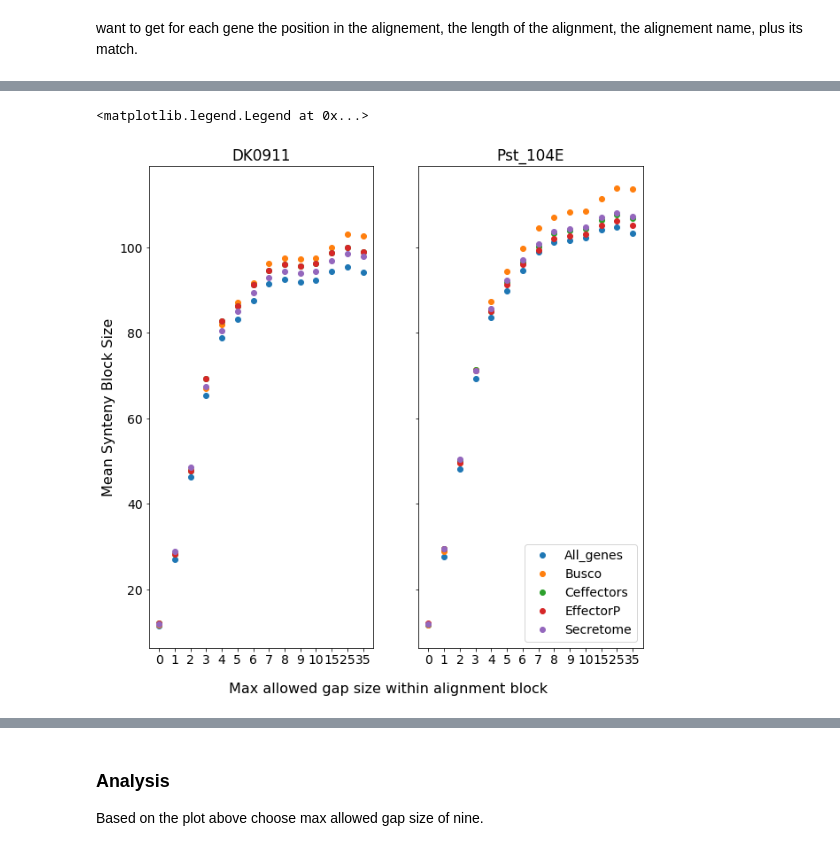
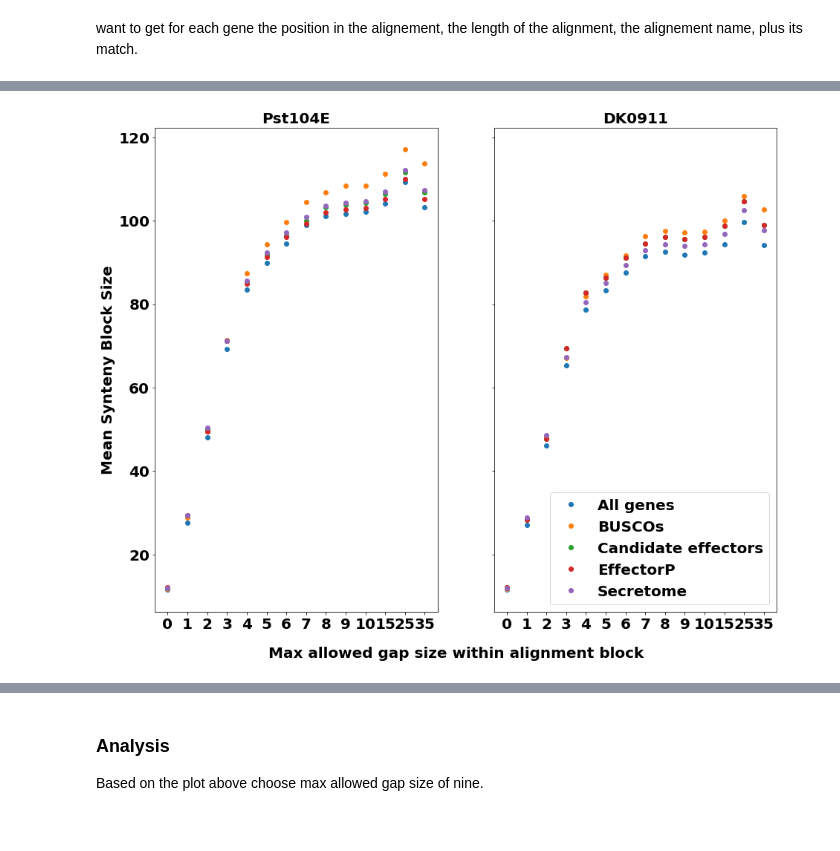
Before and after one commit to Team-Schwessinger/DK_0911-1, a Jupyter notebook: scripts/DK0911v04_Pst104E_presence_absence_orthology.ipynb, the cells around one changed output, grey strips where cells are left out. Cells and saved outputs as stored; diff of their text form; code cells hidden in the pictures.

Commit message:
fixed up the figures for the paper. Fig.5 A and B.

```diff
--- a/scripts/DK0911v04_Pst104E_presence_absence_orthology.ipynb
+++ b/scripts/DK0911v04_Pst104E_presence_absence_orthology.ipynb
@@ -606,3 +602,16 @@ matplotlib.rc('font', **font)
+# %%
+font = {'family' : 'DejaVu Sans',
+        'weight' : 'bold',
+        'size'   : 20}
+label_config_x = {'fontsize'            : 'large',
+      'verticalalignment'   : 'top',
+      'horizontalalignment' : 'center'
+      }
+label_config_y = {'fontsize'            : 'large',
+      'verticalalignment'   : 'bottom',
+      'horizontalalignment' : 'center'
+      }
+matplotlib.rc('font', **font)
 # %%
 Max_collinear_mean = {}
 for genome in ['Pst_104E' , 'DK0911']:
@@ -614,22 +623,33 @@ for genome in ['Pst_104E' , 'DK0911']:
             Max_collinear_mean[genome][m] = get_genetype_means(tmp_df, genome, gene_keys)
     Max_collinear_mean[genome] = max_colinear_df(Max_collinear_mean[genome], gene_keys)
 # %%
-f, ax = plt.subplots(1,2, figsize=[10,10], sharey=True)
+f, ax = plt.subplots(1,2, figsize=[15,12], sharey=True)
 
 y= Max_collinear_mean['DK0911'].T.index
 
+
+label_list = ["All genes", 'BUSCOs', 'Candidate effectors', 'EffectorP', 'Secretome']
+
+
 for gene_type in gene_keys:
-    ax[0].plot(y, Max_collinear_mean['DK0911'].T[gene_type], 'o')
-    ax[0].title.set_text('DK0911')
-    ax[1].title.set_text("Pst_104E" )
-    ax[1].plot(y, Max_collinear_mean['Pst_104E'].T[gene_type], 'o')
+    ax[1].plot(y, Max_collinear_mean['DK0911'].T[gene_type], 'o')
+    ax[1].title.set_text('DK0911')
+    ax[1].title.set_size(font['size'])
+    ax[1].title.set_weight(font['weight'])
+    ax[1].title.set_family(font['family'])
+    ax[0].title.set_text("Pst104E")
+    ax[0].title.set_family(font['family'])
+    ax[0].title.set_size(font['size'])
+    ax[0].title.set_weight(font['weight'])
+    ax[0].plot(y, Max_collinear_mean['Pst_104E'].T[gene_type], 'o')
 
-f.text(0.5, 0.06, 'Max allowed gap size within alignment block', fontsize=16, ha='center', va='center')
-ax[0].set_ylabel('Mean Synteny Block Size',fontsize=16)
-plt.legend()
+f.text(0.5, 0.06, 'Max allowed gap size within alignment block', **font, ha='center', va='center')
+ax[0].set_ylabel('Mean Synteny Block Size',**font)
+L = plt.legend()
+for label, pos in zip(label_list, range(0,len(label_list))):
+    L.get_texts()[pos].set_text(label)
 # %% [output]
-<matplotlib.legend.Legend at 0x...>
-[figure, old version]
+[figure, new version]
 # %%
 Max_collinear_median = {}
 for genome in ['Pst_104E' , 'DK0911']:
```
Also changed, not shown: parts of 17 cells of this notebook.
